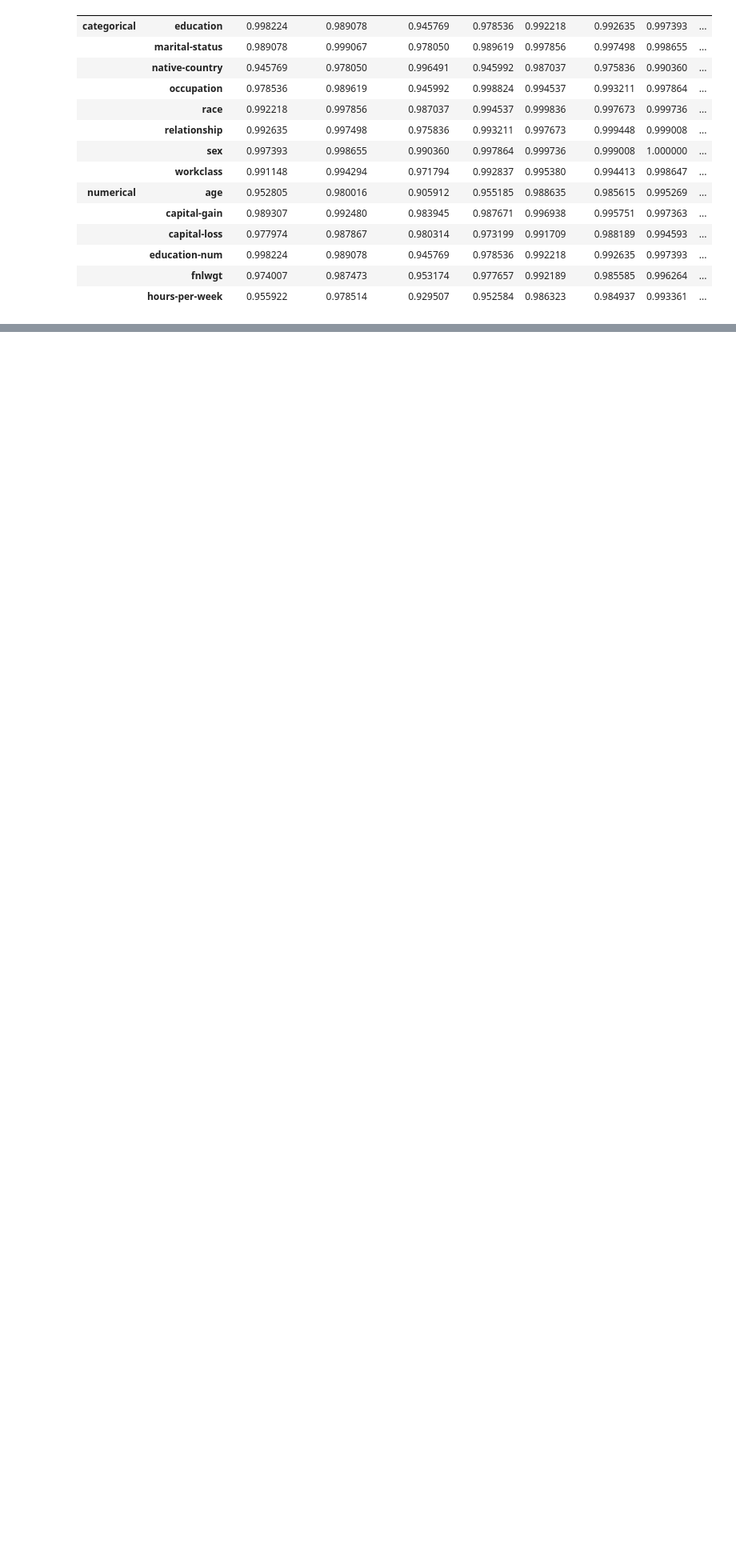
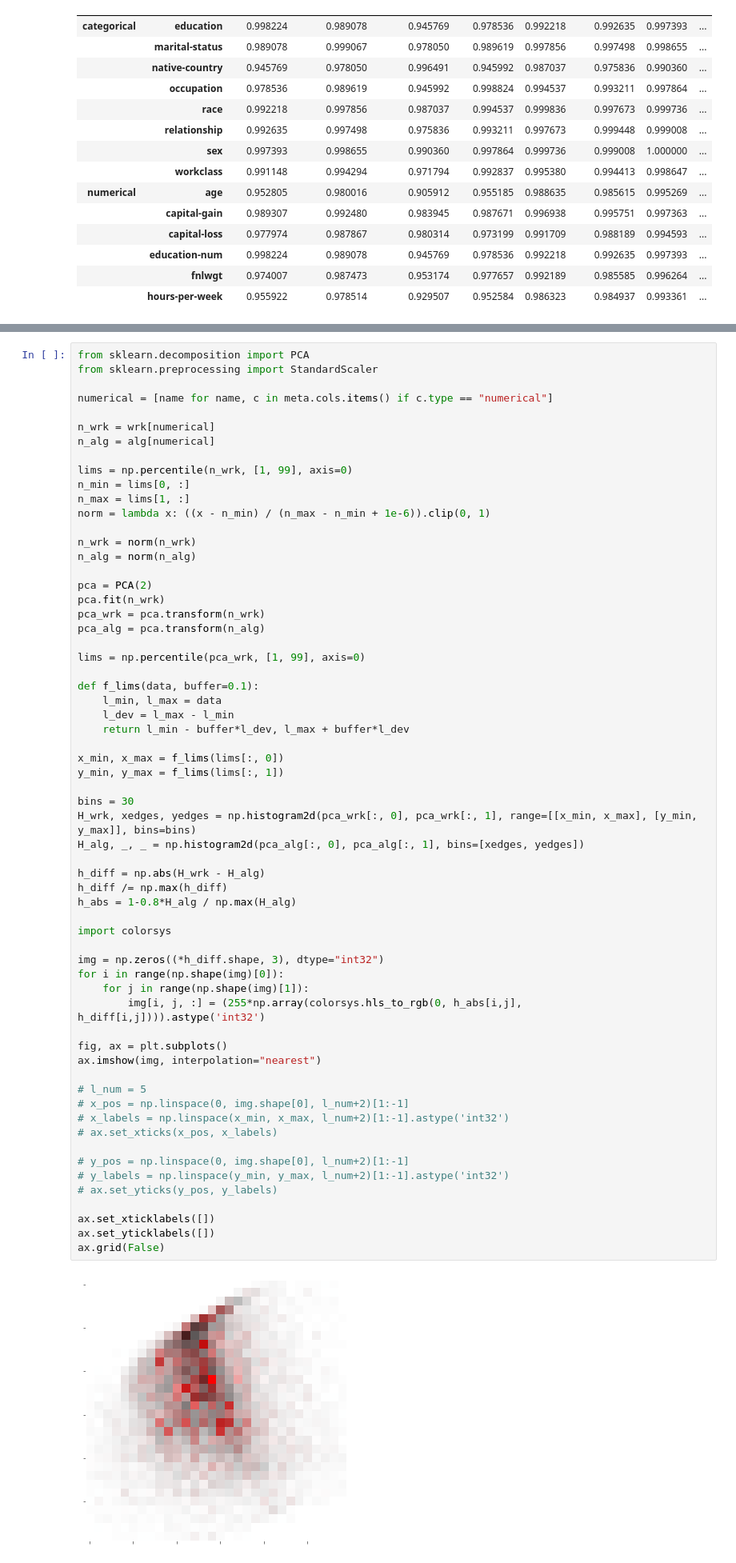
Before and after one commit to pasteur-dev/pasteur, a Jupyter notebook: notebooks/analyze_table.ipynb, the cells around one changed output, grey strips where cells are left out. Shown: that part at 80% size. Cells and saved outputs as stored; diff of their text form; blank space fills up the shorter version.

```diff
--- a/notebooks/analyze_table.ipynb
+++ b/notebooks/analyze_table.ipynb
@@ -309,0 +345,64 @@ for col in meta.cols:
+# %%
+from sklearn.decomposition import PCA
+from sklearn.preprocessing import StandardScaler
+
+numerical = [name for name, c in meta.cols.items() if c.type == "numerical"]
+
+n_wrk = wrk[numerical]
+n_alg = alg[numerical]
+
+lims = np.percentile(n_wrk, [1, 99], axis=0)
+n_min = lims[0, :]
+n_max = lims[1, :]
+norm = lambda x: ((x - n_min) / (n_max - n_min + 1e-6)).clip(0, 1)
+
+n_wrk = norm(n_wrk)
+n_alg = norm(n_alg)
+
+pca = PCA(2)
+pca.fit(n_wrk)
+pca_wrk = pca.transform(n_wrk)
+pca_alg = pca.transform(n_alg)
+
+lims = np.percentile(pca_wrk, [1, 99], axis=0)
+
+def f_lims(data, buffer=0.1):
+    l_min, l_max = data
+    l_dev = l_max - l_min
+    return l_min - buffer*l_dev, l_max + buffer*l_dev
+
+x_min, x_max = f_lims(lims[:, 0])
+y_min, y_max = f_lims(lims[:, 1])
+
+bins = 30
+H_wrk, xedges, yedges = np.histogram2d(pca_wrk[:, 0], pca_wrk[:, 1], range=[[x_min, x_max], [y_min, y_max]], bins=bins)
+H_alg, _, _ = np.histogram2d(pca_alg[:, 0], pca_alg[:, 1], bins=[xedges, yedges])
+
+h_diff = np.abs(H_wrk - H_alg)
+h_diff /= np.max(h_diff)
+h_abs = 1-0.8*H_alg / np.max(H_alg)
+
+import colorsys
+
+img = np.zeros((*h_diff.shape, 3), dtype="int32")
+for i in range(np.shape(img)[0]):
+    for j in range(np.shape(img)[1]):
+        img[i, j, :] = (255*np.array(colorsys.hls_to_rgb(0, h_abs[i,j], h_diff[i,j]))).astype('int32')
+
+fig, ax = plt.subplots()
+ax.imshow(img, interpolation="nearest")
+
+# l_num = 5
+# x_pos = np.linspace(0, img.shape[0], l_num+2)[1:-1]
+# x_labels = np.linspace(x_min, x_max, l_num+2)[1:-1].astype('int32')
+# ax.set_xticks(x_pos, x_labels)
+
+# y_pos = np.linspace(0, img.shape[0], l_num+2)[1:-1]
+# y_labels = np.linspace(y_min, y_max, l_num+2)[1:-1].astype('int32')
+# ax.set_yticks(y_pos, y_labels)
+
+ax.set_xticklabels([])
+ax.set_yticklabels([])
+ax.grid(False)
+# %% [output]
+[figure, added]
```
Also changed, not shown: parts of 3 cells of this notebook.
